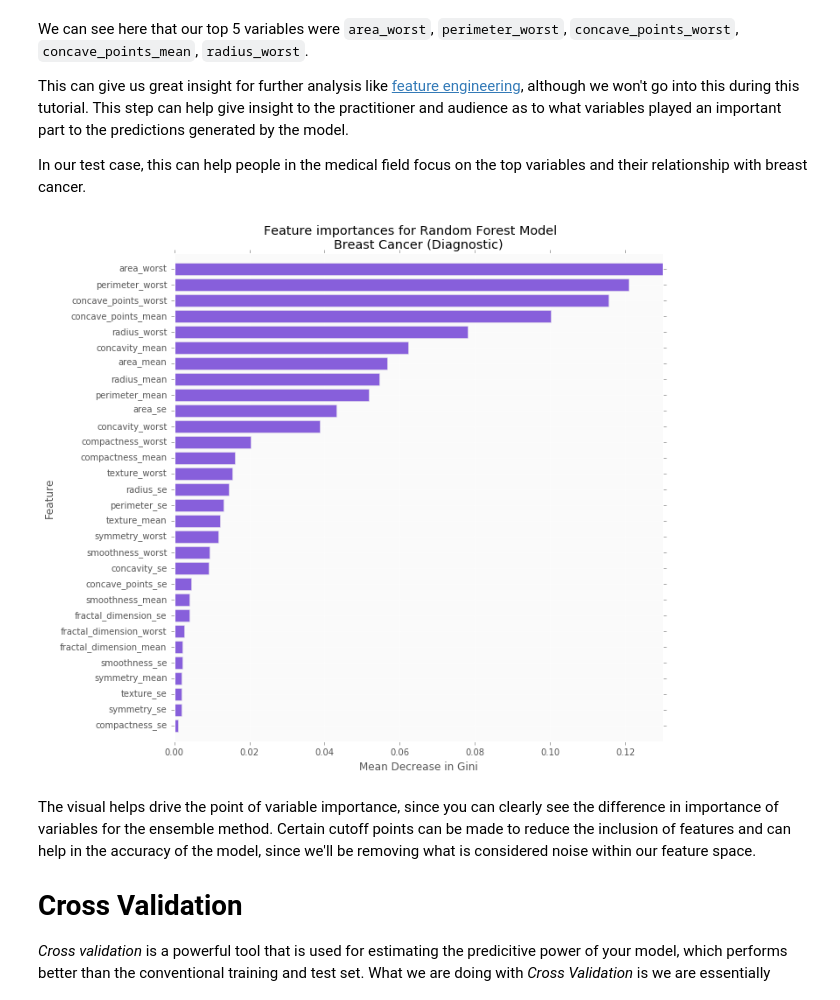
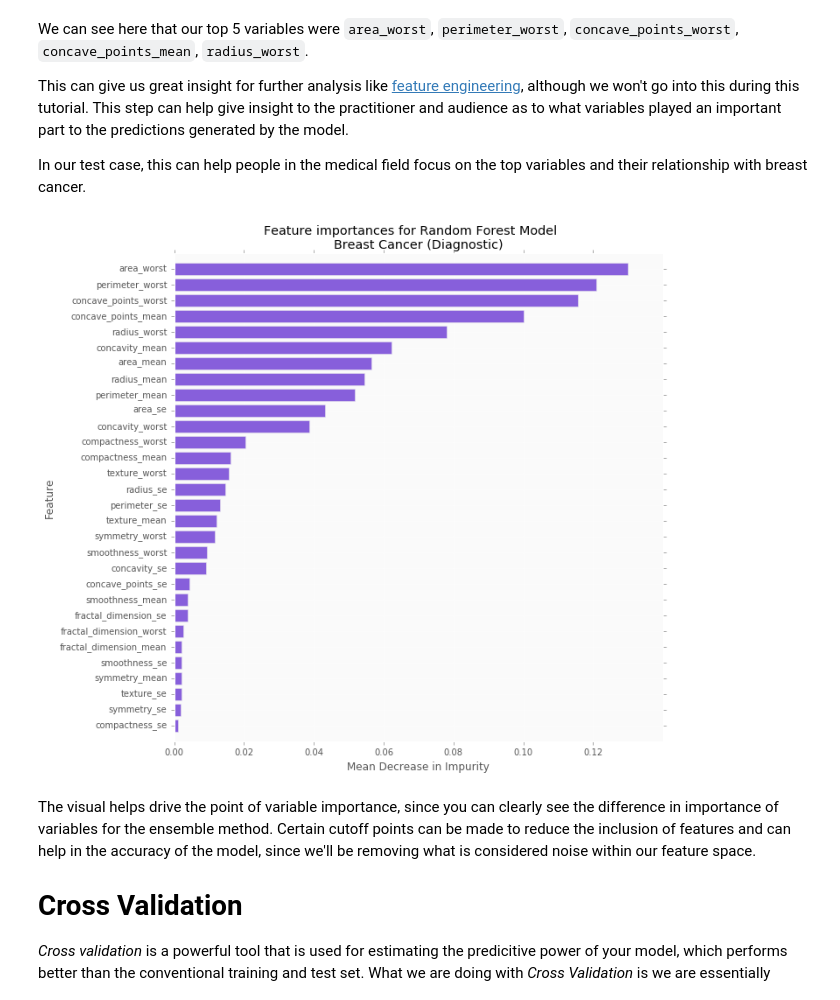
Before and after one commit to raviolli77/machineLearning_breastCancer_Python, a Jupyter notebook: notebooks/02_random_forest.ipynb, the cells around one changed output. Saved outputs shown, nothing was run; the diff lists cells and outputs as text; code cells hidden in the pictures.

```diff
--- a/notebooks/02_random_forest.ipynb
+++ b/notebooks/02_random_forest.ipynb
@@ -434 +487,7 @@ indices_rf = np.argsort(importances_rf)[::-1]
+# %%
+var_imp_rf = variable_importance(fit_rf)
+
+importances_rf = var_imp_rf['importance']
+
+indices_rf = var_imp_rf['index']
 # %%
@@ -486,7 +544,7 @@ This can give us great insight for further analysis like [feature engineering](h
 
 In our test case, this can help people in the medical field focus on the top variables and their relationship with breast cancer.
 # %%
-def variable_importance_plot(importance, indices):
+def variable_importance_plot(importance, indices, name_index):
     """
     Purpose
     ----------
@@ -496,11 +554,12 @@ def variable_importance_plot(importance, indices):
 
     Parameters
     ----------
-    importance_desc: Array returned from feature_importances_ for CART
-                        models organized in descending order
+    * importance: Array returned from feature_importances_ for CART
+                models organized by dataframe index
+    * indices: Organized index of dataframe from largest to smallest
+                based on feature_importances_
+    * name_index: Name of columns included in model
 
-    indices: Organized index of dataframe from largest to smallest
-                        based on feature_importances_
     Returns:
     ----------
     Returns variable importance plot in descending order
@@ -509,7 +568,7 @@ def variable_importance_plot(importance, indices):
 
     importance_desc = sorted(importance)
     feature_space = []
-    for i in range(29, -1, -1):
+    for i in range(indices.shape[0] - 1, -1, -1):
         feature_space.append(names_index[indices[i]])
 
     fig, ax = plt.subplots(figsize=(10, 10))
@@ -525,16 +584,16 @@ def variable_importance_plot(importance, indices):
                feature_space)
 
     plt.ylim(-1, 30)
-    plt.xlim(0, max(importance_desc))
-    plt.xlabel('Mean Decrease in Gini')
+    plt.xlim(0, max(importance_desc) + 0.01)
+    plt.xlabel('Mean Decrease in Impurity')
     plt.ylabel('Feature')
 
     plt.show()
     plt.close()
 # %%
-variable_importance_plot(importances_rf, indices_rf)
+variable_importance_plot(importances_rf, indices_rf, names_index)
 # %% [output]
-[figure, old version]
+[figure, new version]
 # %% [markdown]
 The visual helps drive the point of variable importance, since you can clearly see the difference in importance of variables for the ensemble method. Certain cutoff points can be made to reduce the inclusion of features and can help in the accuracy of the model, since we'll be removing what is considered noise within our feature space.
 
```
Also changed, not shown: parts of 21 cells of this notebook, 11 other files.
